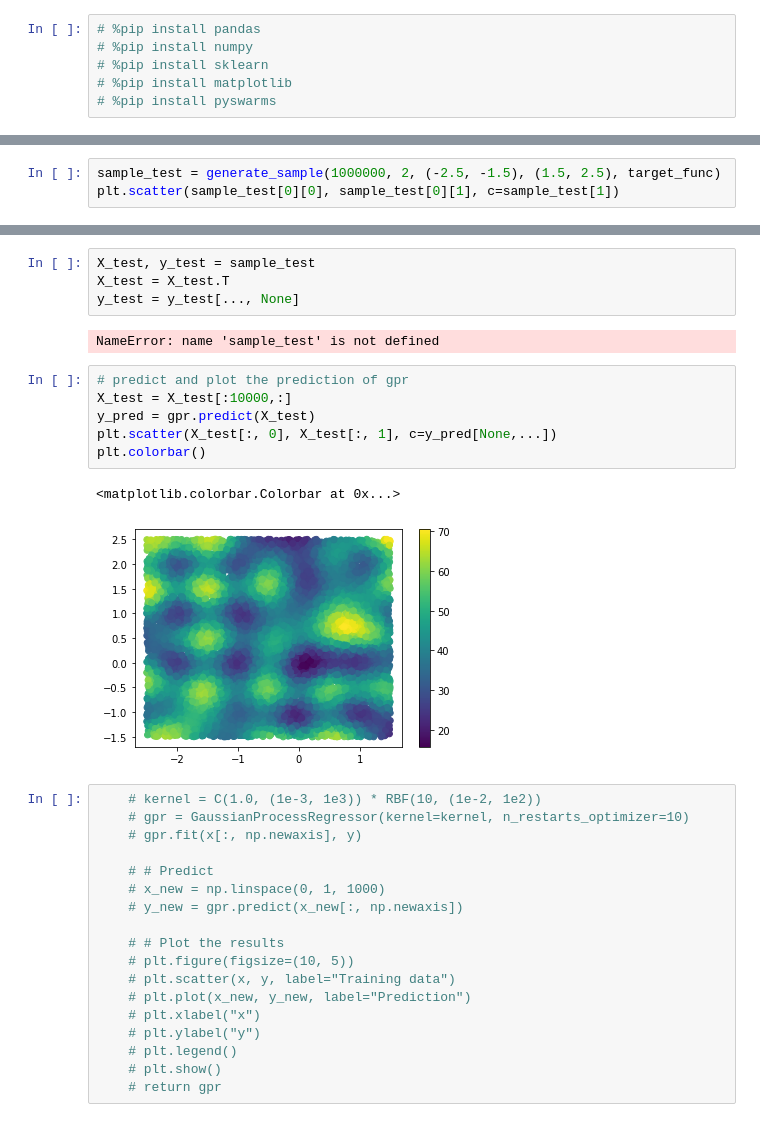
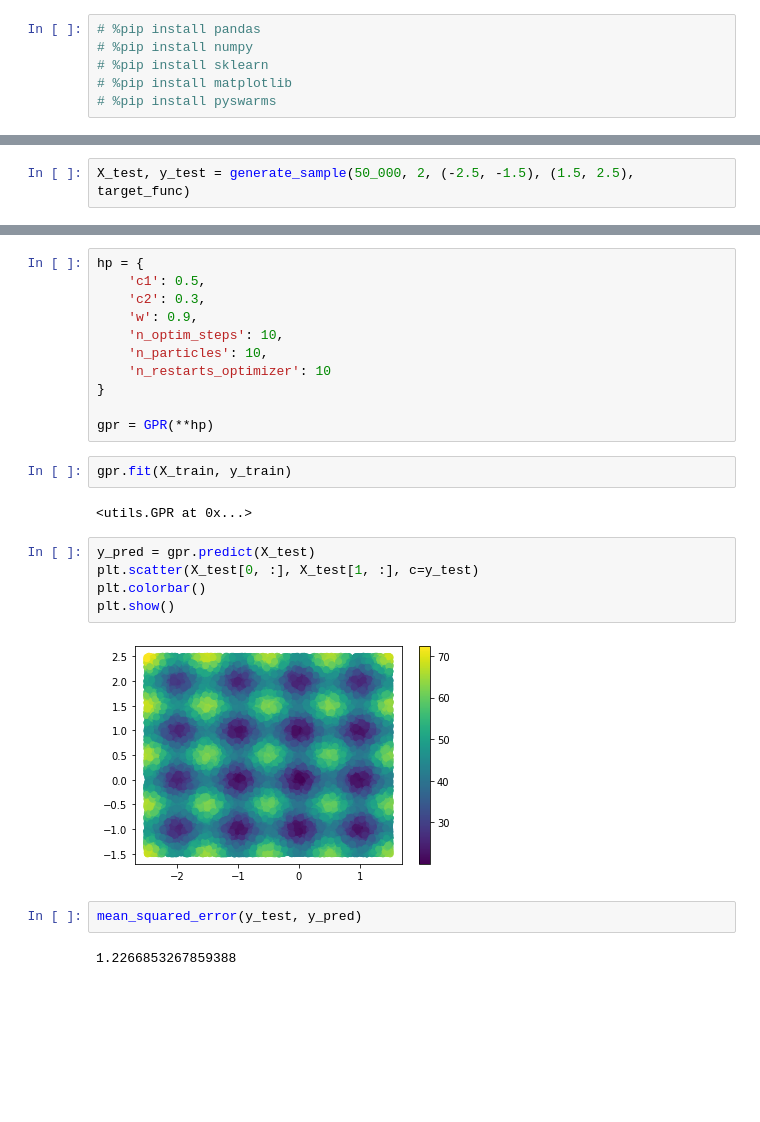
Before and after one commit to PascalKnoll/Investigation-of-Particle-Swarm-Optimization, a Jupyter notebook: AOT_Notebook.ipynb, the cells around one changed output, grey strips where cells are left out. Saved outputs shown, nothing was run; the diff lists cells and outputs as text; blank space fills up the shorter version.

```diff
--- a/AOT_Notebook.ipynb
+++ b/AOT_Notebook.ipynb
@@ -36,3 +38,2 @@ plt.scatter(sample1[0][0], sample1[0][1], c=sample1[1])
 # %%
-sample_test = generate_sample(1000000, 2, (-2.5, -1.5), (1.5, 2.5), target_func)
-plt.scatter(sample_test[0][0], sample_test[0][1], c=sample_test[1])
+X_test, y_test = generate_sample(50_000, 2, (-2.5, -1.5), (1.5, 2.5), target_func)
@@ -88,33 +52,26 @@ ValueError: could not broadcast input array from shape (2,) into shape (70,70)
-# %%
-X_test, y_test = sample_test
-X_test = X_test.T
-y_test = y_test[..., None]
-# %% [output]
-NameError: name 'sample_test' is not defined
+# %%
+hp = {
+    'c1': 0.5,
+    'c2': 0.3,
+    'w': 0.9,
+    'n_optim_steps': 10,
+    'n_particles': 10,
+    'n_restarts_optimizer': 10
+}
+
+gpr = GPR(**hp)
+# %%
+gpr.fit(X_train, y_train)
+# %% [output]
+<utils.GPR at 0x...>
 # %%
-# predict and plot the prediction of gpr
-X_test = X_test[:10000,:]
 y_pred = gpr.predict(X_test)
-plt.scatter(X_test[:, 0], X_test[:, 1], c=y_pred[None,...])
+plt.scatter(X_test[0, :], X_test[1, :], c=y_test)
 plt.colorbar()
+plt.show()
 # %% [output]
-<matplotlib.colorbar.Colorbar at 0x...>
-[figure, old version]
+[figure, new version]
-# %%
-    # kernel = C(1.0, (1e-3, 1e3)) * RBF(10, (1e-2, 1e2))
-    # gpr = GaussianProcessRegressor(kernel=kernel, n_restarts_optimizer=10)
-    # gpr.fit(x[:, np.newaxis], y)
-
-    # # Predict
-    # x_new = np.linspace(0, 1, 1000)
-    # y_new = gpr.predict(x_new[:, np.newaxis])
-
-    # # Plot the results
-    # plt.figure(figsize=(10, 5))
-    # plt.scatter(x, y, label="Training data")
-    # plt.plot(x_new, y_new, label="Prediction")
-    # plt.xlabel("x")
-    # plt.ylabel("y")
-    # plt.legend()
-    # plt.show()
-    # return gpr
+# %%
+mean_squared_error(y_test, y_pred)
+# %% [output]
+1.2266853267859388
```
Also changed, not shown: parts of 9 cells of this notebook.
